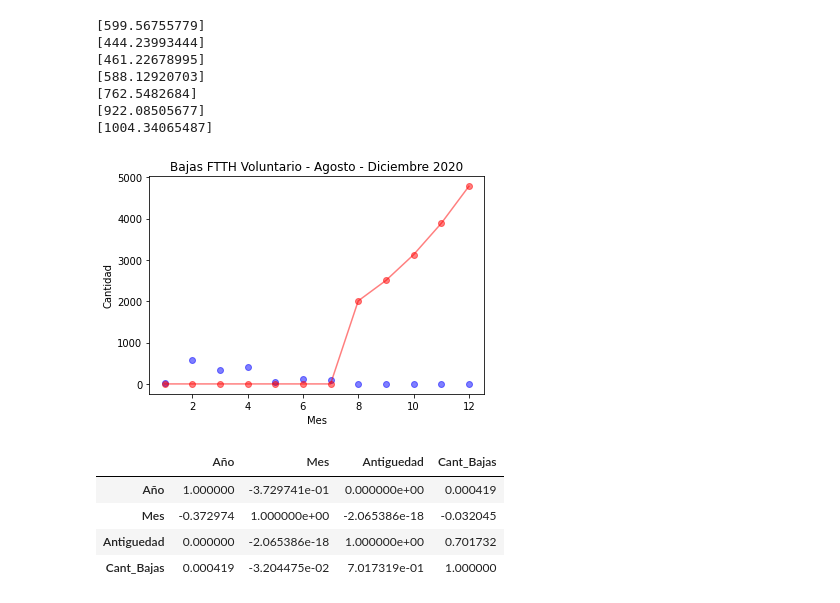
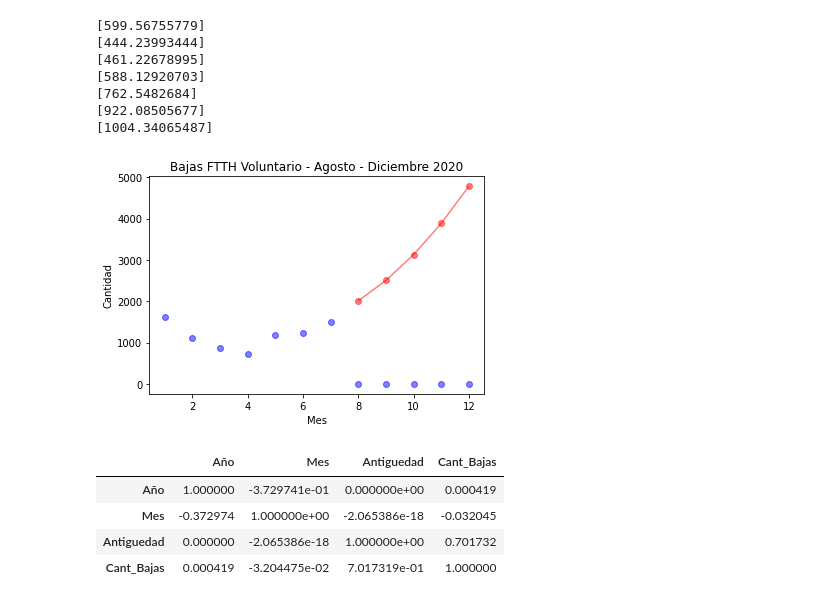
Before and after one commit to ClauCll/Curso_ML_A_Z, a Jupyter notebook: Regresión/Regresion_Bajas_Antiguedad_v9.ipynb, the cells around one changed output. Cells and saved outputs as stored; diff of their text form; code cells hidden in the pictures.

```diff
--- a/Regresión/Regresion_Bajas_Antiguedad_v9.ipynb
+++ b/Regresión/Regresion_Bajas_Antiguedad_v9.ipynb
@@ -513,7 +513,7 @@ for _ in x2[:,1]:
       pass
   cont_reg=cont_reg+1
 x2_p, y2_p = [],[]
-for _ in range(1,13):
+for _ in range(8,13):
   x2_p.append(_)
   if _ == 1:
     y2_p.append(acumNp1)
@@ -550,33 +550,33 @@ for _ in range(1,13):
 # %%
 #Gráfica datos predicción
 fig, ax = plt.subplots()
 for ciclo in list(range (año,año+1)):
   if ciclo == año:
     marca ="o"
   else:
     print ('cero')
     marca ="o"
   ax.scatter(
-    x_g_t[:],
-    y_g_t[:],
+    x_g[:],
+    y_g_p[:],
     c="Blue",
     marker = marca,
     label = ciclo,
     alpha=0.5)
   ax.plot(
     x2_p[:],
     y2_p[:],
     c="Red",
     marker = marca,
     label = ciclo,
     alpha=0.5)
 #plt.legend()
 plt.title("Bajas FTTH Voluntario - Agosto - Diciembre 2020")
 plt.xlabel ("Mes")
 plt.ylabel ("Cantidad" )
 plt.show()
 # %% [output]
-[figure, old version]
+[figure, new version]
 # %%
 grupo.corr(method ='pearson')
 # %% [output]
```
